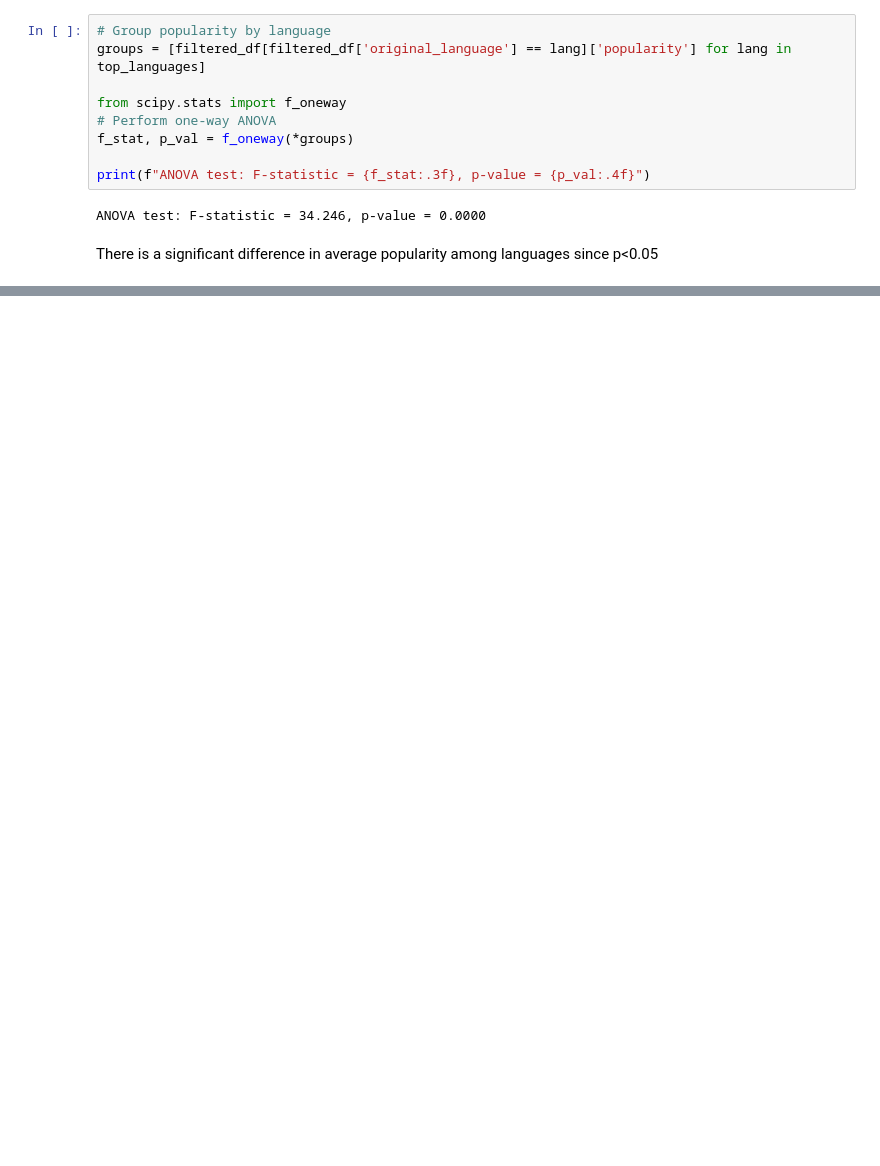
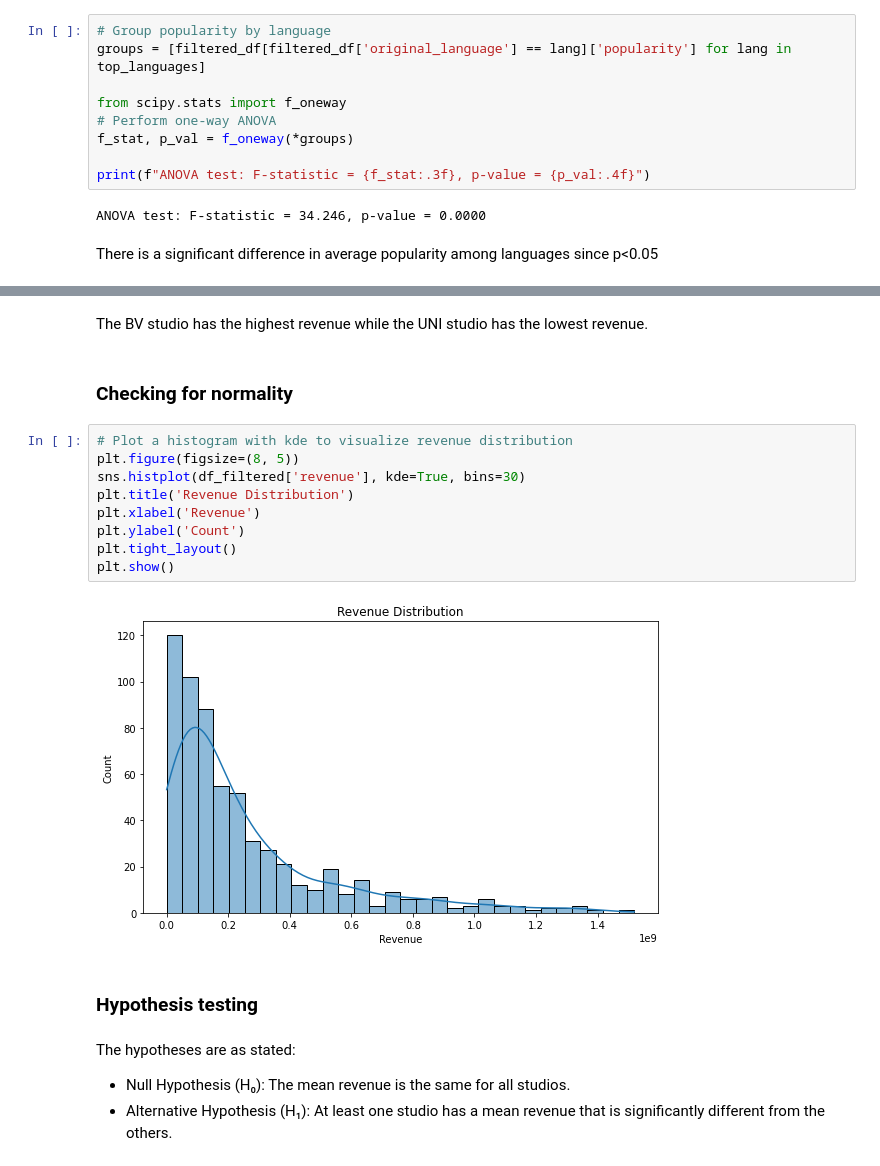
Before and after one commit to hildajerotich/GROUP-6-PHASE-2-PROJECT, a Jupyter notebook: student.ipynb, the cells around one changed output, grey strips where cells are left out. Saved outputs shown, nothing was run; the diff lists cells and outputs as text; blank space fills up the shorter version.

```diff
--- a/student.ipynb
+++ b/student.ipynb
@@ -148,0 +449,21 @@ There is a significant difference in average popularity among languages since p<
+# %% [markdown]
+The BV studio has the highest revenue while the UNI studio has the lowest revenue.
+# %% [markdown]
+### Checking for normality
+# %%
+# Plot a histogram with kde to visualize revenue distribution
+plt.figure(figsize=(8, 5))
+sns.histplot(df_filtered['revenue'], kde=True, bins=30)
+plt.title('Revenue Distribution')
+plt.xlabel('Revenue')
+plt.ylabel('Count')
+plt.tight_layout()
+plt.show()
+# %% [output]
+[figure, added]
+# %% [markdown]
+### Hypothesis testing
+# %% [markdown]
+The hypotheses are as stated:
+- Null Hypothesis (H₀): The mean revenue is the same for all studios.
+- Alternative Hypothesis (H₁): At least one studio has a mean revenue that is significantly different from the others.
```
Also changed, not shown: parts of 102 cells of this notebook.
